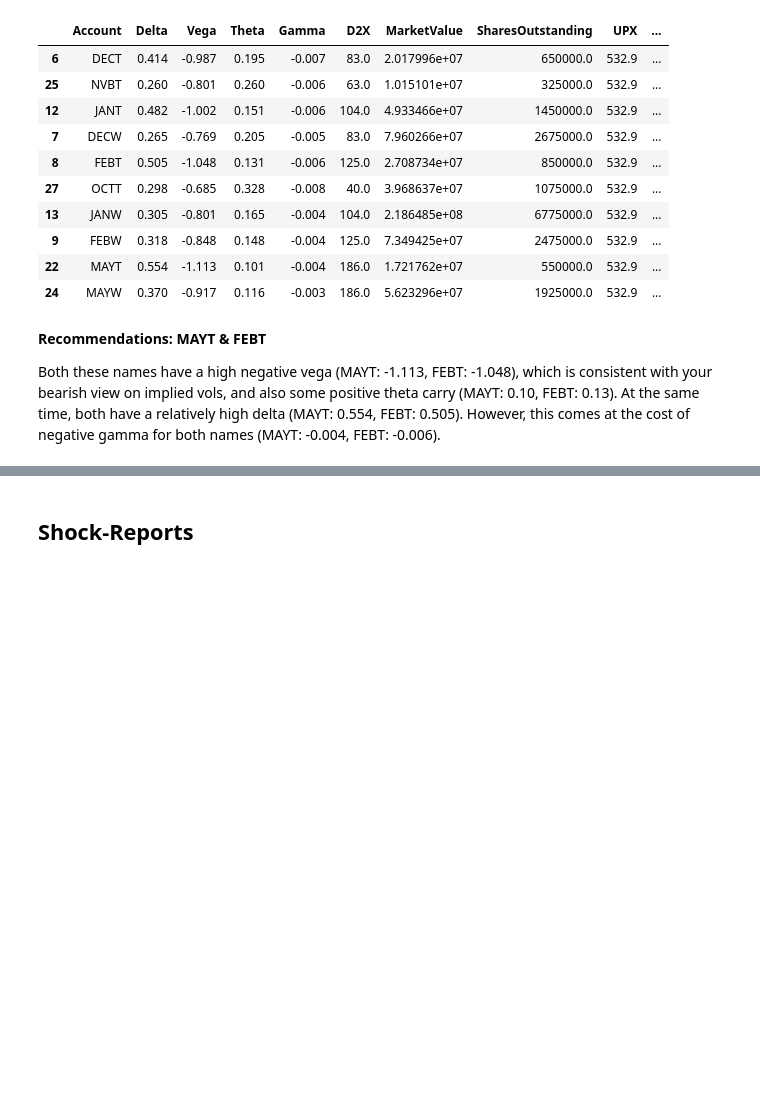
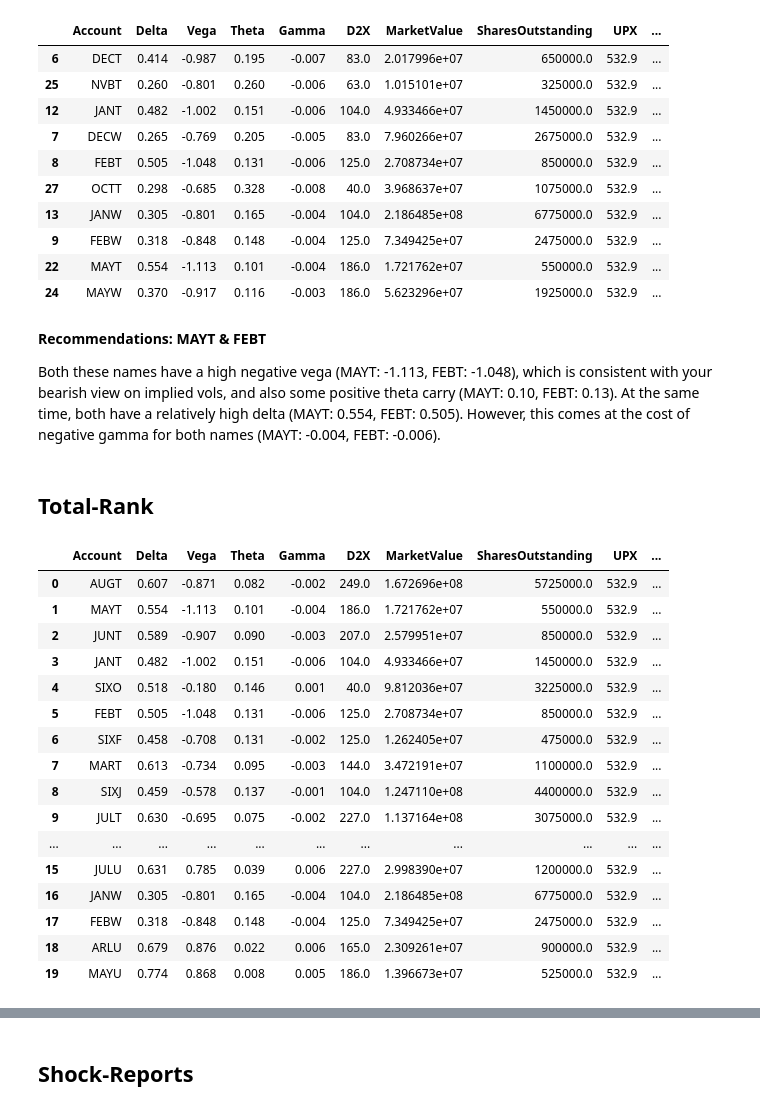
Before and after one commit to pritamdalal/veta_assignment, a Jupyter notebook: notebooks/07_portfolio_greeks_trade_recommendations_20240802.ipynb, the cells around one changed output, grey strips where cells are left out. Drawn from its saved outputs; the diff is of its cells as text; code cells hidden in the pictures; blank space fills up the shorter version.

```diff
--- a/notebooks/07_portfolio_greeks_trade_recommendations_20240802.ipynb
+++ b/notebooks/07_portfolio_greeks_trade_recommendations_20240802.ipynb
@@ -411,3 +427,26 @@ df_portfolio_statistics.sort_values(["VegaThetaRank"]).head(10)
 **Recommendations: MAYT & FEBT**
 
 Both these names have a high negative vega (MAYT: -1.113, FEBT: -1.048), which is consistent with your bearish view on implied vols, and also some positive theta carry (MAYT: 0.10, FEBT: 0.13).  At the same time, both have a relatively high delta (MAYT: 0.554, FEBT: 0.505).  However, this comes at the cost of negative gamma for both names (MAYT: -0.004, FEBT: -0.006).
+# %% [markdown]
+## Total-Rank
+# %%
+df_portfolio_statistics.sort_values(["TotalRank"]).reset_index(drop=True).to_csv("20240802_total_rank.csv", index=False)
+df_portfolio_statistics.sort_values(["TotalRank"]).head(20).reset_index(drop=True)
+# %% [output]
+|  | Account | Delta | Vega | Theta | Gamma | D2X | MarketValue | SharesOutstanding | UPX | ... |
+| 0 | AUGT | 0.607 | -0.871 | 0.082 | -0.002 | 249.0 | 1.672696e+08 | 5725000.0 | 532.9 | ... |
+| 1 | MAYT | 0.554 | -1.113 | 0.101 | -0.004 | 186.0 | 1.721762e+07 | 550000.0 | 532.9 | ... |
+| 2 | JUNT | 0.589 | -0.907 | 0.090 | -0.003 | 207.0 | 2.579951e+07 | 850000.0 | 532.9 | ... |
+| 3 | JANT | 0.482 | -1.002 | 0.151 | -0.006 | 104.0 | 4.933466e+07 | 1450000.0 | 532.9 | ... |
+| 4 | SIXO | 0.518 | -0.180 | 0.146 | 0.001 | 40.0 | 9.812036e+07 | 3225000.0 | 532.9 | ... |
+| 5 | FEBT | 0.505 | -1.048 | 0.131 | -0.006 | 125.0 | 2.708734e+07 | 850000.0 | 532.9 | ... |
+| 6 | SIXF | 0.458 | -0.708 | 0.131 | -0.002 | 125.0 | 1.262405e+07 | 475000.0 | 532.9 | ... |
+| 7 | MART | 0.613 | -0.734 | 0.095 | -0.003 | 144.0 | 3.472191e+07 | 1100000.0 | 532.9 | ... |
+| 8 | SIXJ | 0.459 | -0.578 | 0.137 | -0.001 | 104.0 | 1.247110e+08 | 4400000.0 | 532.9 | ... |
+| 9 | JULT | 0.630 | -0.695 | 0.075 | -0.002 | 227.0 | 1.137164e+08 | 3075000.0 | 532.9 | ... |
+| ... | ... | ... | ... | ... | ... | ... | ... | ... | ... | ... |
+| 15 | JULU | 0.631 | 0.785 | 0.039 | 0.006 | 227.0 | 2.998390e+07 | 1200000.0 | 532.9 | ... |
+| 16 | JANW | 0.305 | -0.801 | 0.165 | -0.004 | 104.0 | 2.186485e+08 | 6775000.0 | 532.9 | ... |
+| 17 | FEBW | 0.318 | -0.848 | 0.148 | -0.004 | 125.0 | 7.349425e+07 | 2475000.0 | 532.9 | ... |
+| 18 | ARLU | 0.679 | 0.876 | 0.022 | 0.006 | 165.0 | 2.309261e+07 | 900000.0 | 532.9 | ... |
+| 19 | MAYU | 0.774 | 0.868 | 0.008 | 0.005 | 186.0 | 1.396673e+07 | 525000.0 | 532.9 | ... |
```
Also changed, not shown: parts of 14 cells of this notebook, 6 other files.
